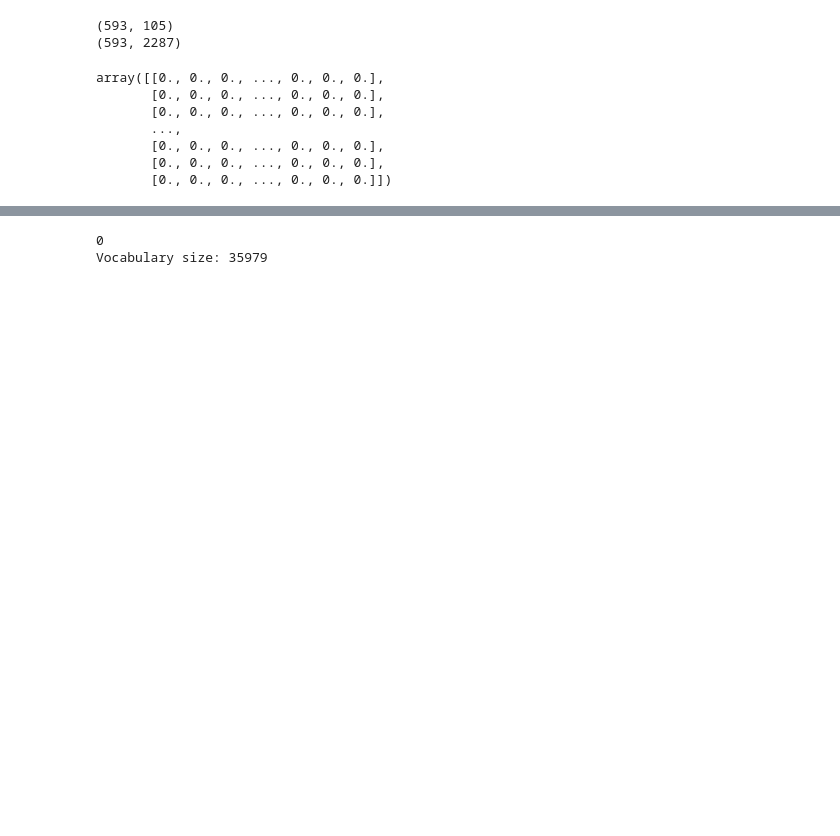
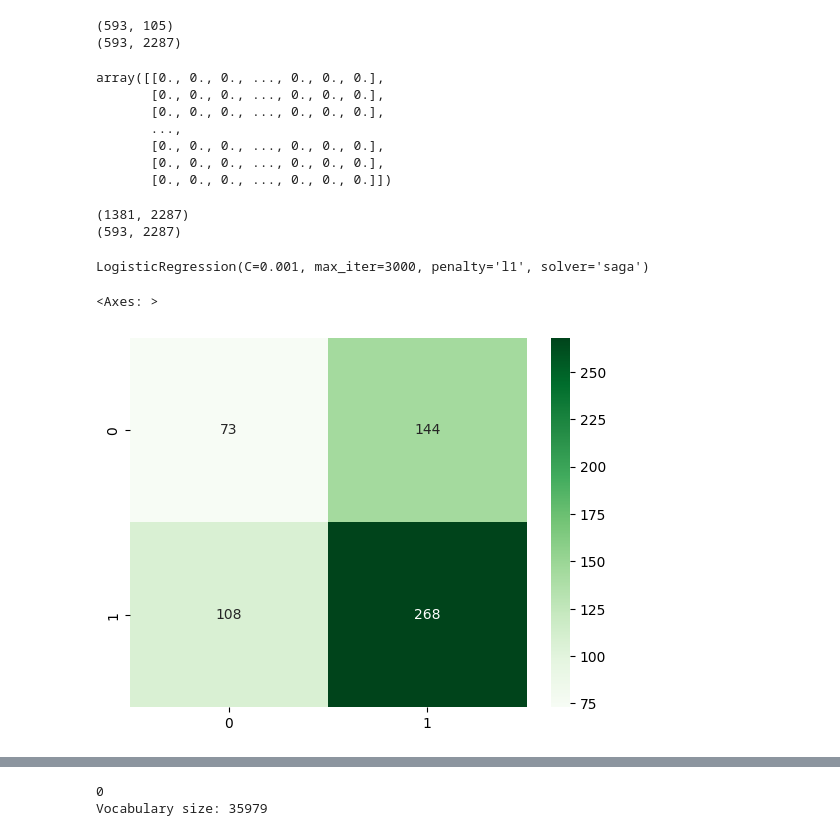
Before and after one commit to pkdc/fake-news-classifier, a Jupyter notebook: notebooks/fake_news.ipynb, the cells around one changed output, grey strips where cells are left out. Saved outputs shown, nothing was run; the diff lists cells and outputs as text; code cells hidden in the pictures; blank space fills up the shorter version.

Commit message:
trained a log reg model and made prediction with it. Plot conf matrix, and made classification_report

```diff
--- a/notebooks/fake_news.ipynb
+++ b/notebooks/fake_news.ipynb
@@ -357,11 +358,12 @@ vocab_size = len(title_text_tokeniser.word_index) + 1
 X_train_title_text = title_text_tokeniser.texts_to_sequences(X_train['title_text_without_stopwords'])
 X_test_title_text = title_text_tokeniser.texts_to_sequences(X_test['title_text_without_stopwords'])
 
-X_train_title_text_padded = pad_sequences(X_train_title_text, padding='post')
-X_test_title_text_padded = pad_sequences(X_test_title_text, padding='post')
+# maxlen = min(X_train_title_text.shape[1], X_test_title_text.shape[1])
+X_train_title_text_padded = pad_sequences(X_train_title_text, padding='post', maxlen=2287) # hardcoded maxlen, change later
+X_test_title_text_padded = pad_sequences(X_test_title_text, padding='post', maxlen=2287)
 
-print(X_train_title_text_padded[0])
-print(X_test_title_text_padded[0])
+print(X_train_title_text_padded.shape)
+print(X_test_title_text_padded.shape)
 
 X_train = X_train.drop(columns='title_text_without_stopwords')
 X_test = X_test.drop(columns='title_text_without_stopwords')
@@ -449,8 +451,27 @@ array([[0., 0., 0., ..., 0., 0., 0.],
 # %%
 # categorical_feature_names = categorical_pipeline.named_steps['encoder'].get_feature_names_out()
 # categorical_feature_names
+# %%
+print(X_train_title_text_padded.shape)
+print(X_test_title_text_padded.shape)
+# %% [output]
+(1381, 2287)
+(593, 2287)
 # %%
 # Logistic Regression
-# log_reg = LogisticRegression(max_iter=3000)
+log_reg = LogisticRegression(max_iter=3000, penalty='l1', C=0.001, solver='saga')
+# log_reg = LogisticRegression(max_iter=3000, penalty='l2', C=0.001)
 
-# log_reg.fit(X_train_combined, y_train)
+log_reg.fit(X_train_combined, y_train)
+# log_reg.fit(X_train_title_text_padded, y_train)
+# %% [output]
+LogisticRegression(C=0.001, max_iter=3000, penalty='l1', solver='saga')
+# %%
+log_reg_y_pred = log_reg.predict(X_test_combined)
+# log_reg_y_pred = log_reg.predict(X_test_title_text_padded)
+# %%
+conf_matrix_log_reg = confusion_matrix(y_test, log_reg_y_pred)
+sns.heatmap(conf_matrix_log_reg, annot=True, cmap='Greens', fmt='.0f')
+# %% [output]
+<Axes: >
+[figure, added]
```
Also changed, not shown: parts of 6 cells of this notebook.
